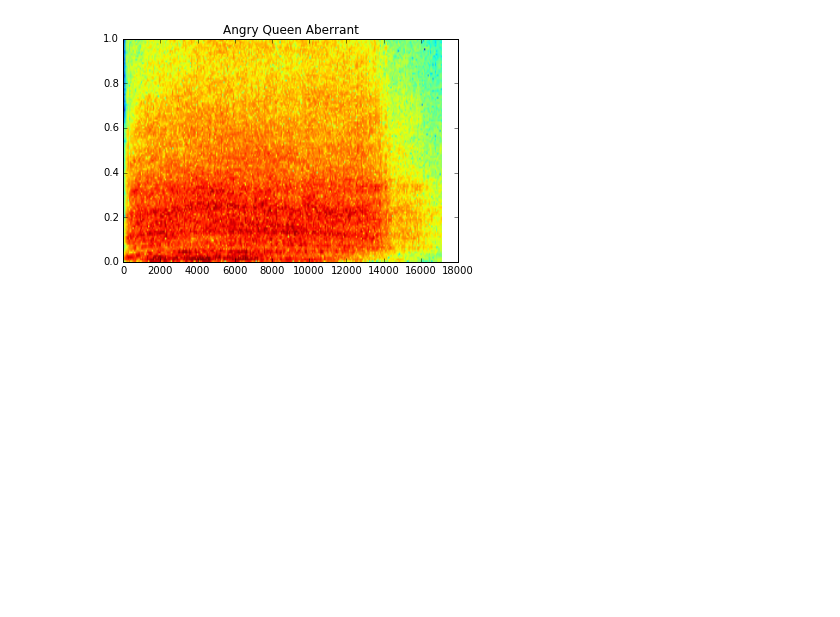
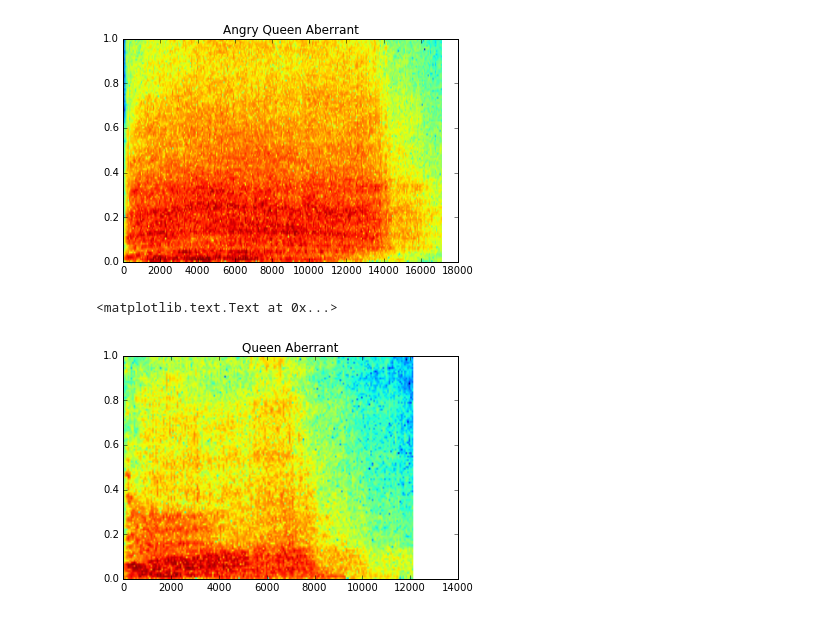
Before and after one commit to cferko/artificer, a Jupyter notebook: source/micaeli/micaeli_notes.ipynb, the cells around one changed output. Cells and saved outputs as stored; diff of their text form; code cells hidden in the pictures; blank space fills up the shorter version.

```diff
--- a/source/micaeli/micaeli_notes.ipynb
+++ b/source/micaeli/micaeli_notes.ipynb
@@ -183,3 +183,12 @@ plt.specgram(x2); plt.title("Angry Queen Aberrant")
 # %% [output]
 <matplotlib.text.Text at 0x...>
 [figure]
+# %%
+from scipy.io import wavfile
+f1 = "../../audio/queen_acknowledgement1.wav"
+rate1, x1 = wavfile.read(f1)
+
+plt.specgram(x1); plt.title("Queen Aberrant")
+# %% [output]
+<matplotlib.text.Text at 0x...>
+[figure, added]
```
Also changed, not shown: parts of 16 cells of this notebook, 6 other files.
